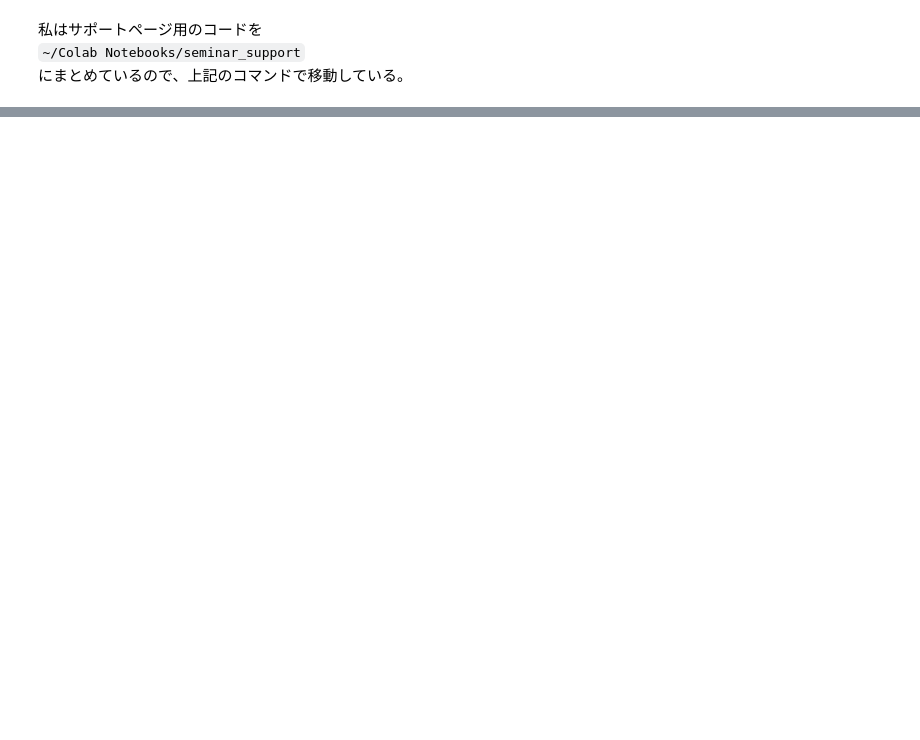
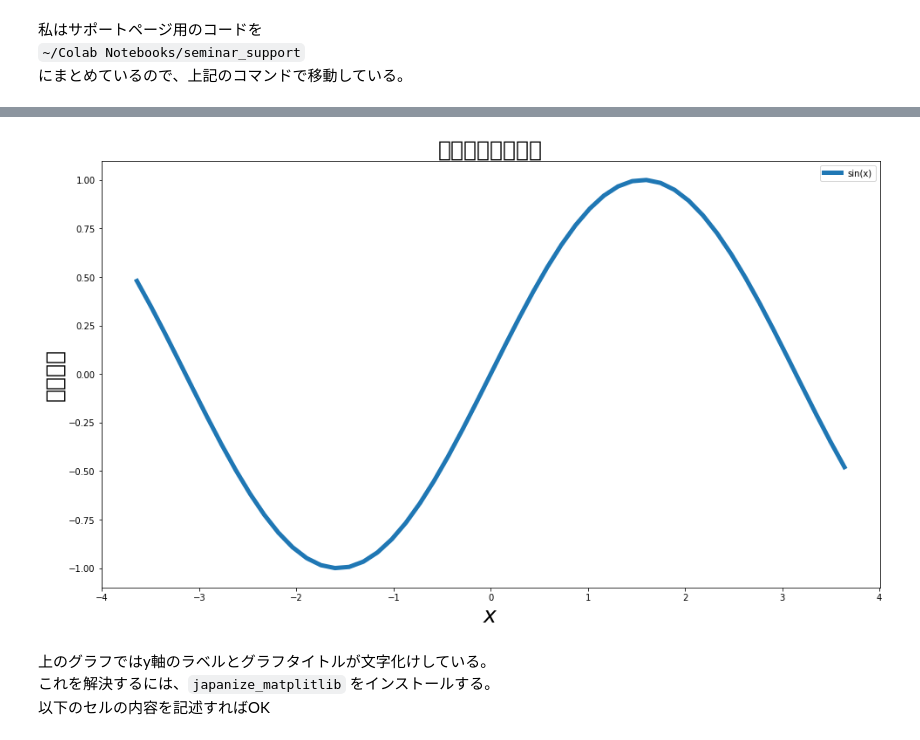
Before and after one commit to Masashi-Ieda/seminar_support, a Jupyter notebook: ipynb/colab.ipynb, the cells around one changed output, grey strips where cells are left out. Drawn from its saved outputs; the diff is of its cells as text; code cells hidden in the pictures; blank space fills up the shorter version.

```diff
--- a/ipynb/colab.ipynb
+++ b/ipynb/colab.ipynb
@@ -51,0 +65,25 @@ Mounted at /content/drive
+# %%
+# 空のDataFrameを作成
+df_sin = pd.DataFrame()
+# x軸の値を新規設定
+df_sin['x'] = np.linspace(-np.pi-0.5, np.pi+0.5, 51)
+# y軸の値を設定
+df_sin['sin(x)'] = np.sin(df_sin['x'])
+# %%
+# 描画キャンバスを準備
+fig, ax = plt.subplots(ncols=1, nrows=1, sharex='all', figsize=(16, 9))
+#
+df_sin.plot.line(ax=ax, x='x', y='sin(x)', linewidth=5)
+#　ラベルを付ける
+plt.xlabel("$x$", fontsize=25)
+plt.ylabel("わいじく", fontsize=25)
+#
+plt.title('グラフのタイトル', fontsize=25)
+#
+plt.show()
+# %% [output]
+[figure, added]
+# %% [markdown]
+上のグラフではy軸のラベルとグラフタイトルが文字化けしている。<br>
+これを解決するには、`japanize_matplitlib` をインストールする。<br>
+以下のセルの内容を記述すればOK
```
Also changed, not shown: parts of 7 cells of this notebook.
